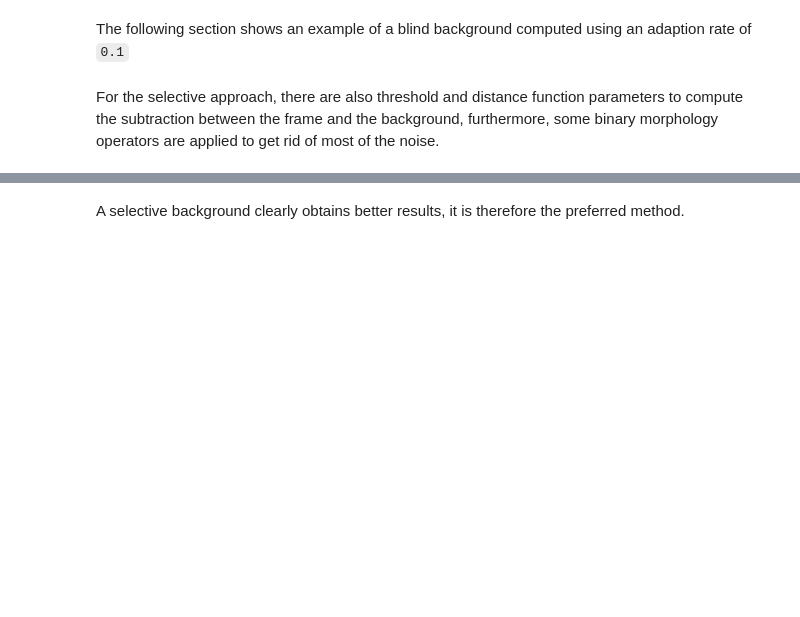
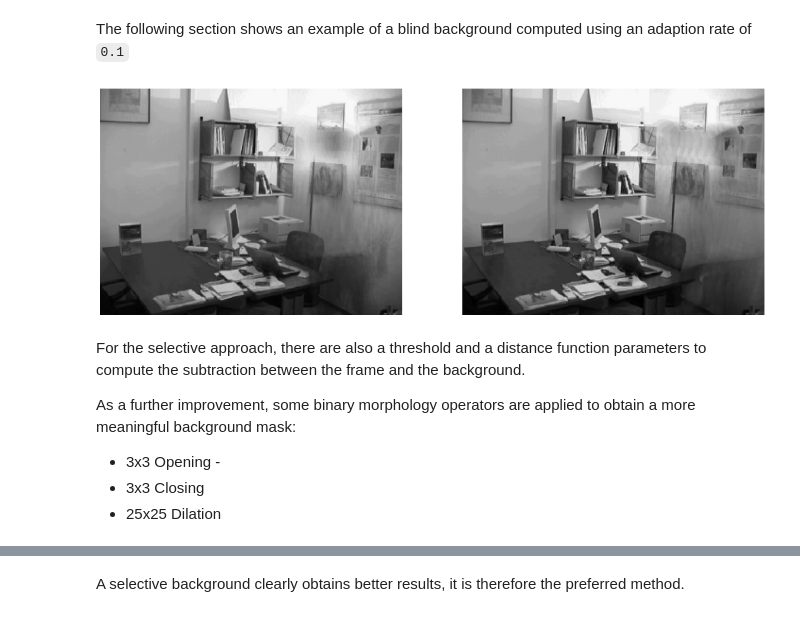
Before and after one commit to alessandrostockman/cv-intrusion-detection-project-work, a Jupyter notebook: Intrusion-Detection.ipynb, the cells around one changed output, grey strips where cells are left out. Cells and saved outputs as stored; diff of their text form; code cells hidden in the pictures; blank space fills up the shorter version.

```diff
--- a/Intrusion-Detection.ipynb
+++ b/Intrusion-Detection.ipynb
@@ -76,3 +107,5 @@ TODO Considerations
+# %%
+initial_background = bg_medn_80
 # %% [markdown]
 ### 2.2. Background update
 The two main approaches to obtain a dynamic background are `blind` and `selective`.
@@ -85,2 +114,26 @@ curr_background.show('image')
+# %%
+blind_backgrounds = video.process_backgrounds('blind', initial_background, 0.1)
+key_frame_background_1 = blind_backgrounds[key_frame_index_1]
+key_frame_background_2 = blind_backgrounds[key_frame_index_2]
+
+subplot_images([
+    {
+        'object': key_frame_background_1,
+        'key': 'image',
+        'title': ''
+    },
+    {
+        'object': key_frame_background_2,
+        'key': 'image',
+        'title': ''
+    }
+])
+# %% [output]
+[figure, added]
 # %% [markdown]
-For the selective approach, there are also threshold and distance function parameters to compute the subtraction between the frame and the background, furthermore, some binary morphology operators are applied to get rid of most of the noise.
+For the selective approach, there are also a threshold and a distance function parameters to compute the subtraction between the frame and the background.
+
+As a further improvement, some binary morphology operators are applied to obtain a more meaningful background mask:
+- 3x3 Opening -
+- 3x3 Closing
+- 25x25 Dilation
```
Also changed, not shown: parts of 27 cells of this notebook.
